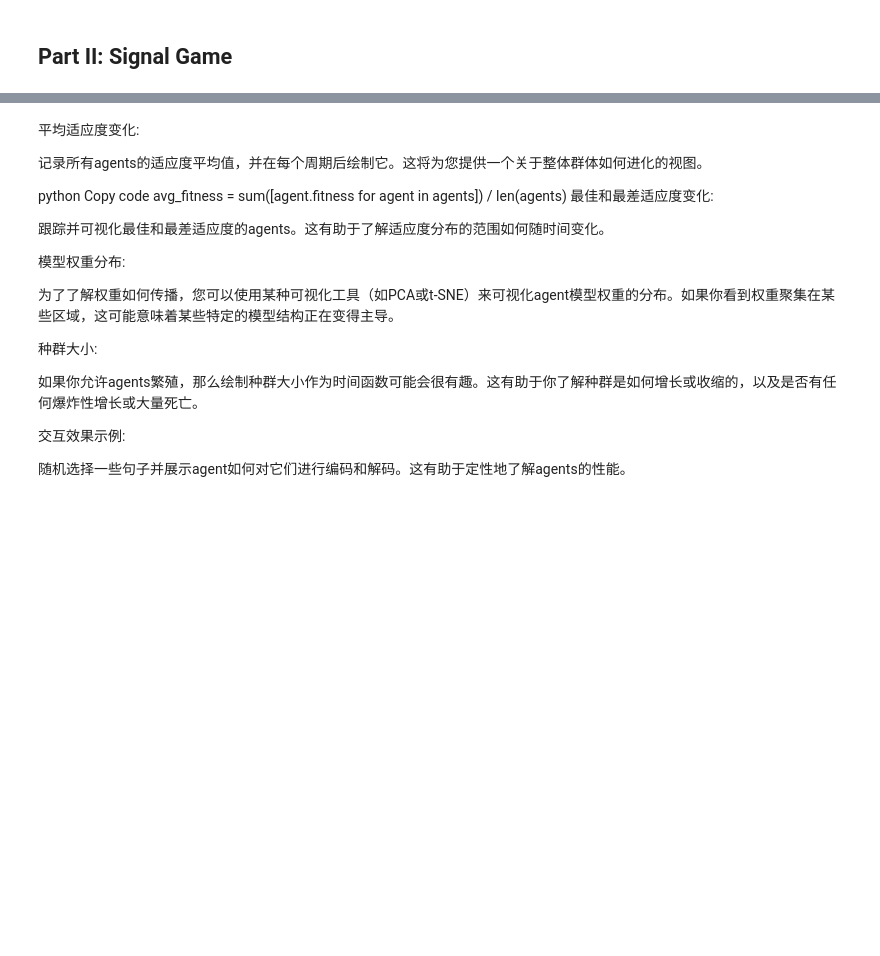
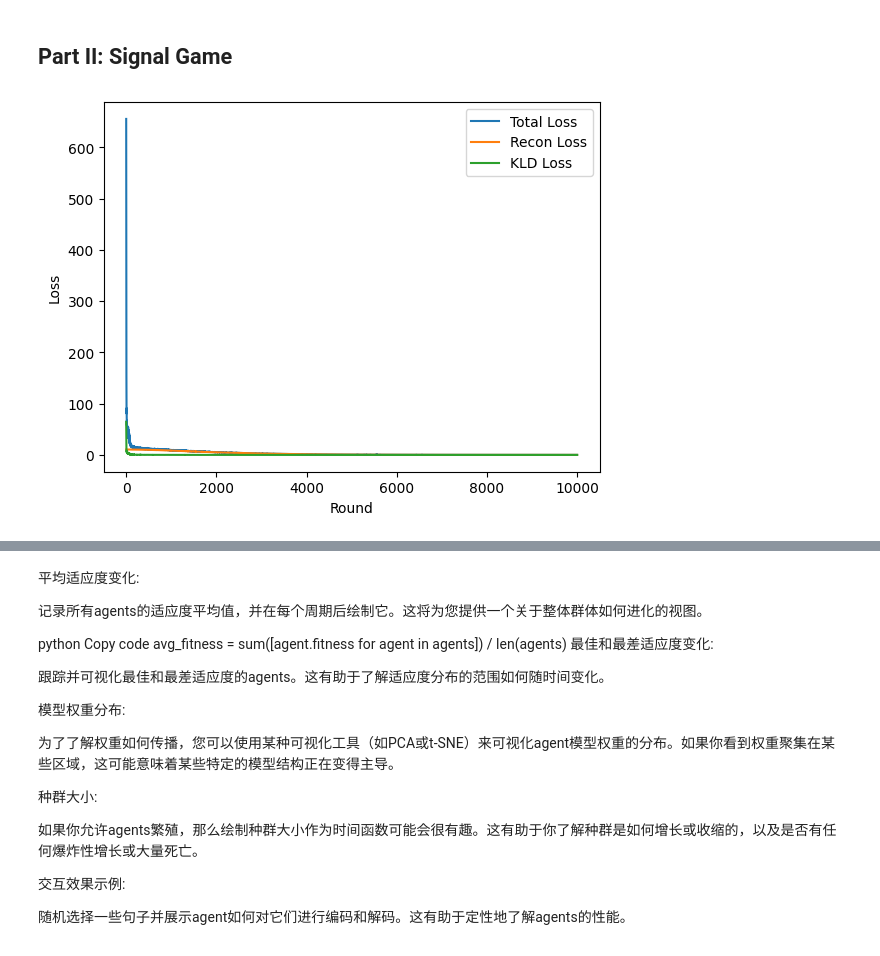
Before and after one commit to WayfarerYuan/Transformer_CatVAE, a Jupyter notebook: signal_game_v1_1.ipynb, the cells around one changed output, grey strips where cells are left out. Drawn from its saved outputs; the diff is of its cells as text; code cells hidden in the pictures; blank space fills up the shorter version.

```diff
--- a/signal_game_v1_1.ipynb
+++ b/signal_game_v1_1.ipynb
@@ -324,3 +330,100 @@ test_generate
 # visualize_latent_space(transformer_cvae, train_dataloader, device)
 # %% [markdown]
 ## Part II: Signal Game
+# %%
+import torch.nn.functional as F
+
+class SignalingGame:
+    def __init__(self, sender: TransformerEncoder, receiver: TransformerDecoder, optimizer, criterion):
+        self.sender = sender
+        self.receiver = receiver
+        self.optimizer = optimizer
+        self.criterion = criterion
+
+    def play_round(self, state):
+        # Sender encodes the state
+        logits, emb = self.sender(state)
+        z = F.gumbel_softmax(logits, tau=TAU, hard=False, dim=-1)
+
+        # Receiver decodes the signal from the sender
+        decoded_output = self.receiver(emb, z)
+
+        # Calculate loss
+        loss, recon_loss, kld_loss = self.compute_loss(state, decoded_output, logits, beta=10.0)
+
+        # Update model parameters
+        self.optimizer.zero_grad()
+        loss.backward()
+        self.optimizer.step()
+
+        return loss.item(), recon_loss.item(), kld_loss.item(), decoded_output
+
+    def compute_loss(self, original_state, decoded_state, logits, beta):
+        recon_loss = self.criterion(decoded_state.view(-1, VOCAB_SIZE), original_state.view(-1))
+
+        # Calculate KLD loss
+        mean, logvar = torch.chunk(logits, 2, dim=-1)
+        kld_loss = -0.5 * torch.sum(1 + logvar - mean.pow(2) - logvar.exp())
+
+        return recon_loss + beta * kld_loss, recon_loss, kld_loss
+
+# Initialize sender and receiver
+sender = TransformerEncoder().to(device)
+receiver = TransformerDecoder().to(device)
+
+# Define optimizer and loss function for the game
+optimizer = torch.optim.Adam(list(sender.parameters()) + list(receiver.parameters()), lr=0.001)
+criterion = torch.nn.CrossEntropyLoss()
+
+game = SignalingGame(sender, receiver, optimizer, criterion)
+
+# Simulate multiple rounds of the signaling game
+num_rounds = 10000
+losses = []
+recon_losses = []
+kld_losses = []
+sentences = []
+
+progress_bar = tqdm(total=num_rounds, desc="Playing rounds")
+for round in range(num_rounds):
+    state = torch.randint(VOCAB_SIZE, (BATCH_SIZE, 16)).to(device)  # Randomly generate a batch of 16-word length sentences as state
+
+    loss, recon_loss, kld_loss, decoded_output = game.play_round(state)
+
+    losses.append(loss)
+    recon_losses.append(recon_loss)
+    kld_losses.append(kld_loss)
+
+    if round % (num_rounds // 10) == 0:
+        # Convert the state to predicted token IDs for recording
+        predicted_ids = state[0].cpu().numpy()  # Only take the first sentence for simplicity
+        state_sentence = ' '.join([vocab[idx] for idx in predicted_ids])
+
+        # Convert the decoded output to predicted token IDs
+        _, predicted_ids = torch.max(decoded_output[0], dim=1)  # Only take the first decoded sentence for simplicity
+        predicted_ids = predicted_ids.cpu().numpy()
+        decoded_sentence = ' '.join([vocab[idx] for idx in predicted_ids])
+
+        sentences.append((state_sentence, decoded_sentence))
+
+    progress_bar.set_description(f' Round[{round+1}/{num_rounds}] loss: {loss:.7f}')
+    progress_bar.update()
+progress_bar.close()
+
+# Plot the loss curves
+import matplotlib.pyplot as plt
+plt.plot(losses, label='Total Loss')
+plt.plot(recon_losses, label='Recon Loss')
+plt.plot(kld_losses, label='KLD Loss')
+plt.xlabel('Round')
+plt.ylabel('Loss')
+plt.legend()
+plt.show()
+
+# Print recorded sentences
+for state_sentence, decoded_sentence in sentences:
+    print(f"Input Sentence: {state_sentence}")
+    print(f"Decoded Sentence: {decoded_sentence}")
+    print("-" * 50)
+# %% [output]
+[figure, added]
```
Also changed, not shown: parts of 4 cells of this notebook, 11 other files.
